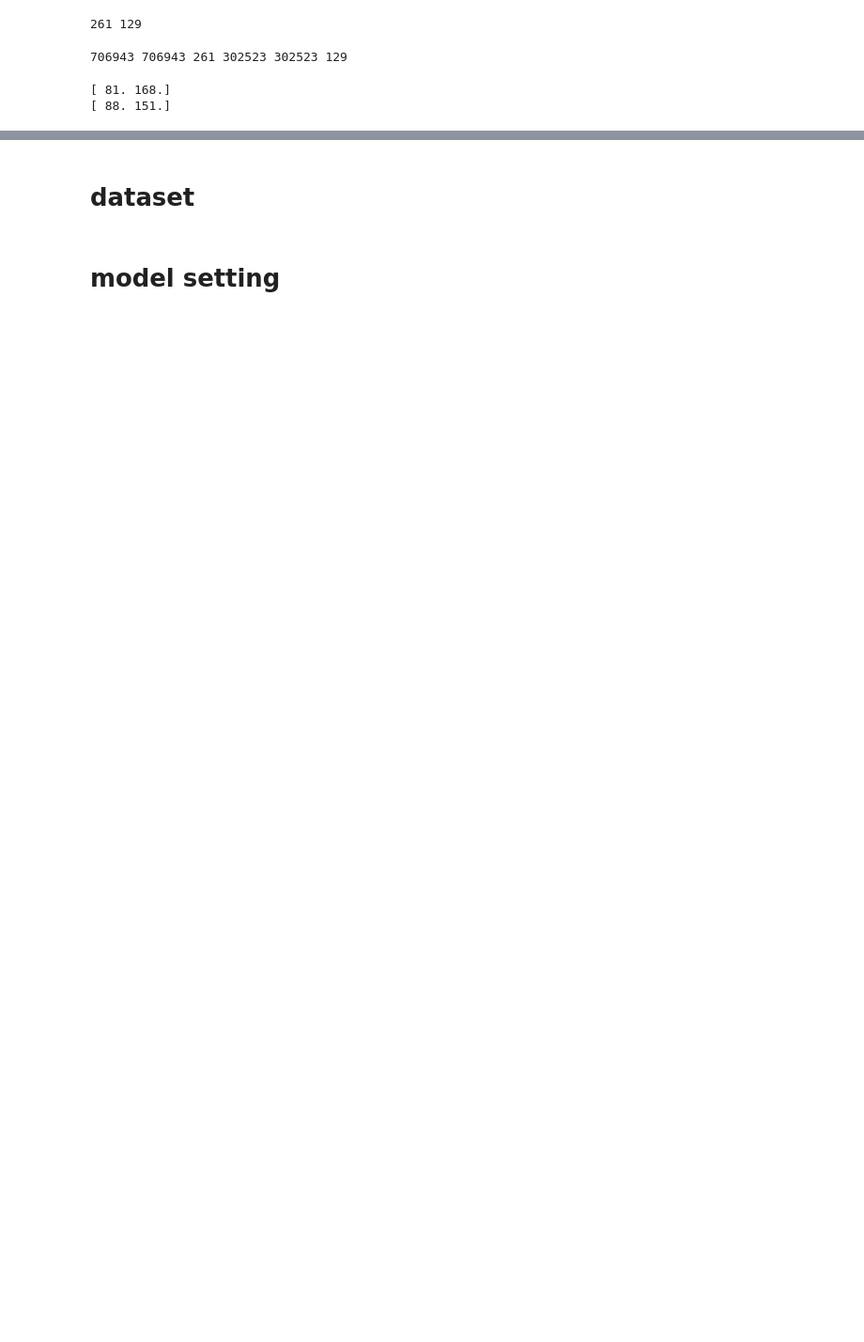
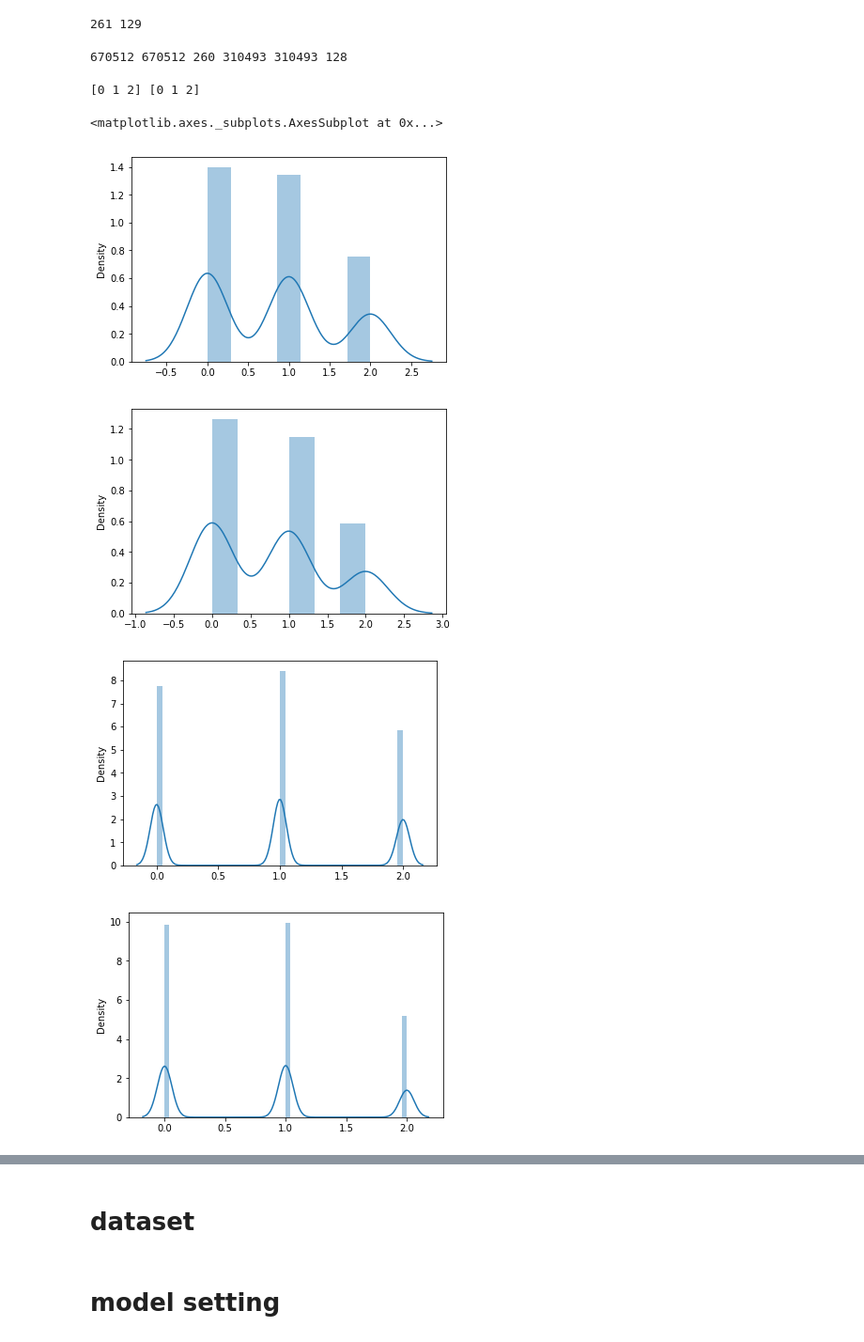
Before and after one commit to TsungHuaLee/Research, a Jupyter notebook: mutation_count.ipynb, the cells around one changed output, grey strips where cells are left out. Shown: that part at 94% size. Drawn from its saved outputs; the diff is of its cells as text; code cells hidden in the pictures; blank space fills up the shorter version.

```diff
--- a/mutation_count.ipynb
+++ b/mutation_count.ipynb
@@ -63,30 +104,62 @@ def get_images_labels(cohorts, cohort_images_dict, cohort_count_dict):
 # %%
 def cvt2percentile(counts, labels):
-    percentile = np.percentile(counts, [25,75])
+    p = [25, 50, 75]
+    percentile = np.percentile(counts, p)
     print(percentile)
     percentile_labels = np.zeros_like(labels)
 
     for idx, label in enumerate(labels):
         _foo = (label < percentile)*1
         if np.sum(_foo) == 0:
-            percentile_labels[idx] = 2
+            percentile_labels[idx] = len(p)
         else:
             for _temp, _i in enumerate(_foo):
                 if _i == 1:
                     percentile_labels[idx] = _temp
                     break
-#         print(label, percentile_labels[idx])
     return percentile_labels
+def cvt2Classy(labels):
+    cut = [100,200]
+    classify_labels = np.zeros_like(labels)
+
+    for idx, label in enumerate(labels):
+        _foo = (label < cut)*1
+        if np.sum(_foo) == 0:
+            classify_labels[idx] = len(cut)
+        else:
+            for _temp, _i in enumerate(_foo):
+                if _i == 1:
+                    classify_labels[idx] = _temp
+                    break
+    return classify_labels
 # %%
-train_images, train_labels, train_counts = get_images_labels(train_cohorts, cohort_images_dict, cohort_count_dict)
-valid_images, valid_labels, valid_counts = get_images_labels(valid_cohorts, cohort_images_dict, cohort_count_dict)
+train_images, train_labels, train_counts, train_sample_weight = get_images_labels(train_cohorts, cohort_images_dict, cohort_count_dict)
+valid_images, valid_labels, valid_counts, valid_sample_weight = get_images_labels(valid_cohorts, cohort_images_dict, cohort_count_dict)
 
 print(len(train_images), len(train_labels), len(train_counts), len(valid_images), len(valid_labels), len(valid_counts))
 # %% [output]
-706943 706943 261 302523 302523 129
+670512 670512 260 310493 310493 128
-# %%
-train_labels = cvt2percentile(train_counts, train_labels)
-valid_labels = cvt2percentile(valid_counts, valid_labels)
-# %% [output]
-[ 81. 168.]
-[ 88. 151.]
+# %%
+train_counts = cvt2Classy(train_counts)
+valid_counts = cvt2Classy(valid_counts)
+train_labels = cvt2Classy(train_labels)
+valid_labels = cvt2Classy(valid_labels)
+# %%
+print(np.unique(train_labels), np.unique(valid_labels))
+# %% [output]
+[0 1 2] [0 1 2]
+# %%
+plt.figure()
+sns.distplot(train_counts)
+plt.figure()
+sns.distplot(valid_counts)
+plt.figure()
+sns.distplot(train_labels)
+plt.figure()
+sns.distplot(valid_labels)
+# %% [output]
+<matplotlib.axes._subplots.AxesSubplot at 0x...>
+[figure, added]
+[figure, added]
+[figure, added]
+[figure, added]
```
Also changed, not shown: parts of 34 cells of this notebook, 5 other files.
